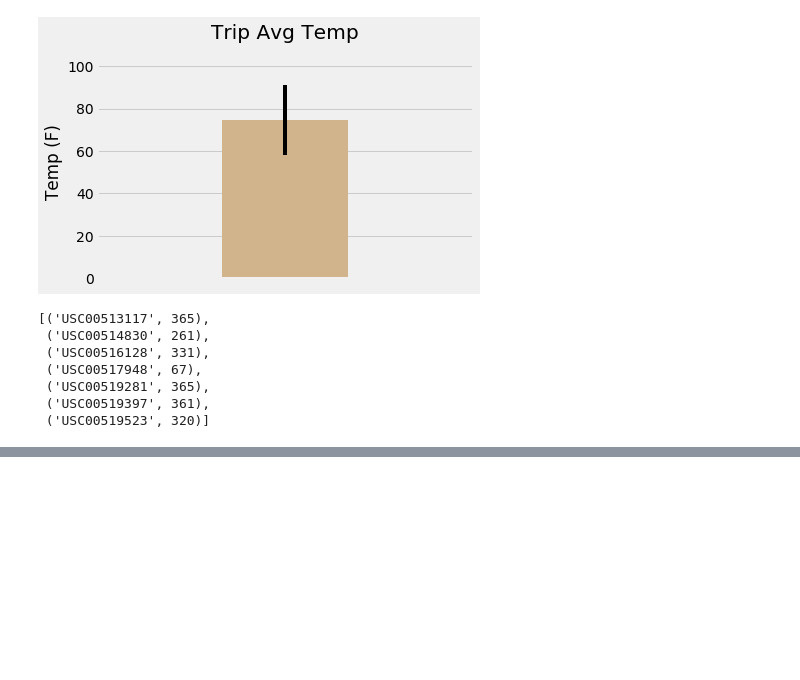
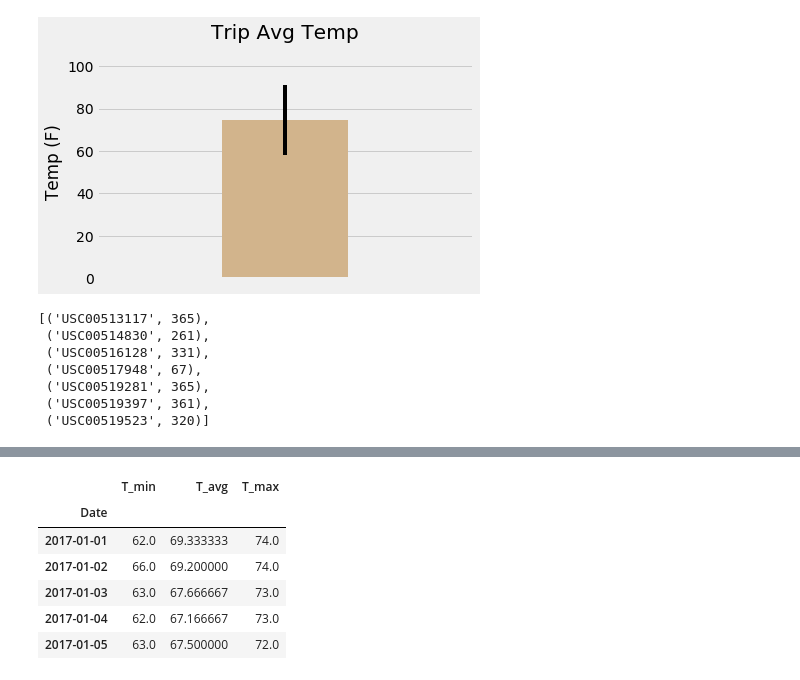
Before and after one commit to benjaminpodell/Advanced_Data_Storage_and_Retrieval_Hw_8, a Jupyter notebook: climate_analysis.ipynb, the cells around one changed output, grey strips where cells are left out. Cells and saved outputs as stored; diff of their text form; code cells hidden in the pictures; blank space fills up the shorter version.

```diff
--- a/my_climate_analysis.ipynb
+++ b/climate_analysis.ipynb
@@ -266,0 +333,18 @@ month_day_query
+# %%
+# Variable that creates a DataFrame with the data for date, tmin, tavg and tmax
+daily_df = pd.DataFrame({'Date': date_holder,
+                         'T_min': TMIN_holder,
+                         'T_avg': TAVG_holder,
+                         'T_max': TMAX_holder})
+
+# Setting the index for 'daily_df' to date and then viewing the dataframe
+daily_df.set_index('Date', inplace=True)
+daily_df.head()
+# %% [output]
+|  | T_min | T_avg | T_max |
+| Date |  |  |  |
+| 2017-01-01 | 62.0 | 69.333333 | 74.0 |
+| 2017-01-02 | 66.0 | 69.200000 | 74.0 |
+| 2017-01-03 | 63.0 | 67.666667 | 73.0 |
+| 2017-01-04 | 62.0 | 67.166667 | 73.0 |
+| 2017-01-05 | 63.0 | 67.500000 | 72.0 |
```
Also changed, not shown: parts of 7 cells of this notebook, 12 other files.
